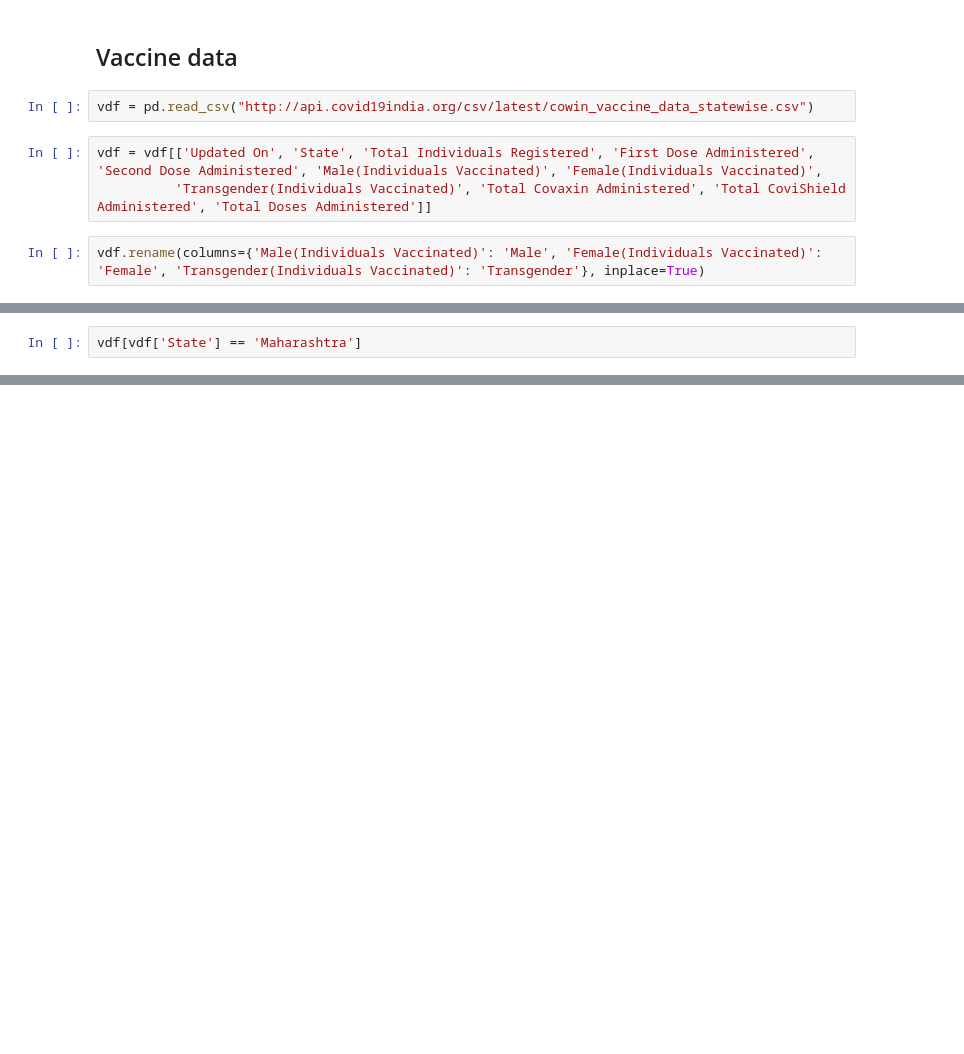
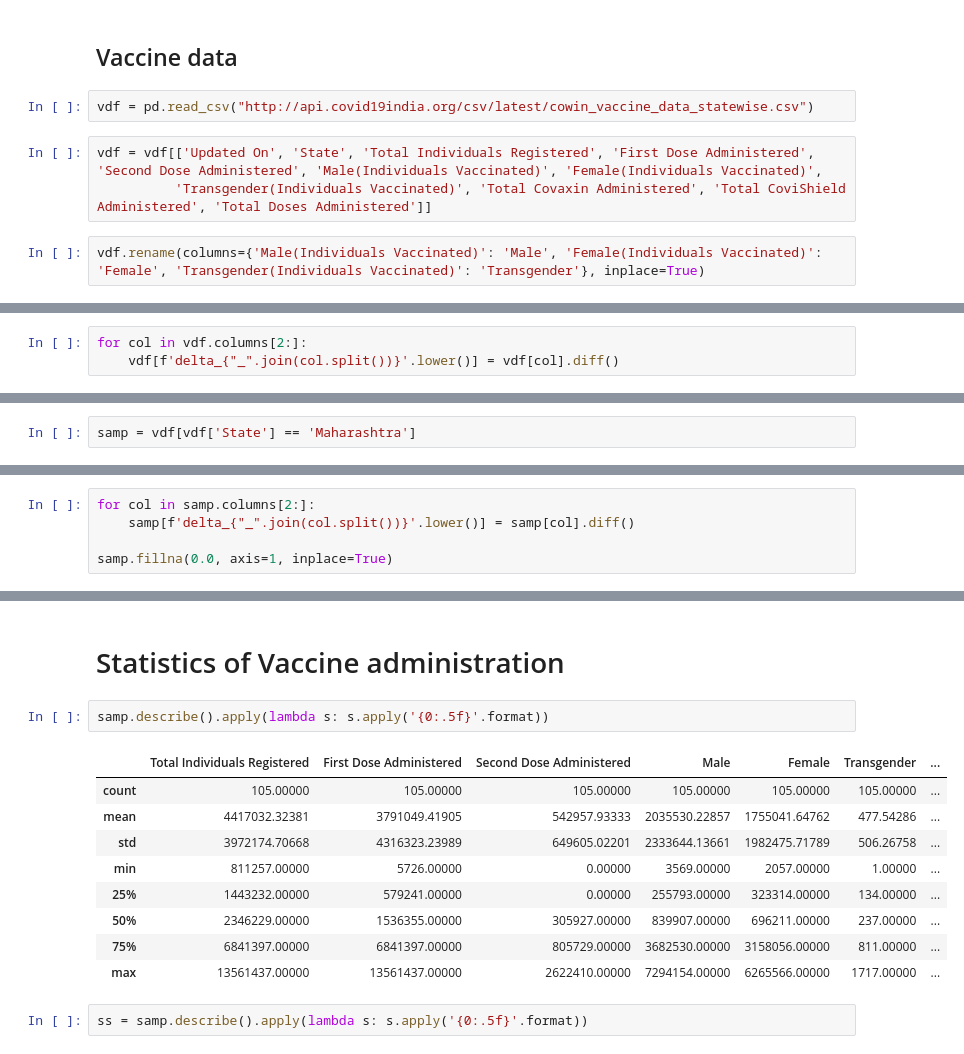
Before and after one commit to eeshsingh123/Covid19_Analysis, a Jupyter notebook: concepts/new_data_source_try/data_collection_and_cleaning.ipynb, the cells around one changed output, grey strips where cells are left out. Drawn from its saved outputs; the diff is of its cells as text; blank space fills up the shorter version.

Commit message:
Added Vaccination statistics data and graphs for each state

```diff
--- a/concepts/new_data_source_try/data_collection_and_cleaning.ipynb
+++ b/concepts/new_data_source_try/data_collection_and_cleaning.ipynb
@@ -251,0 +126,3 @@ tp
+# %%
+for col in vdf.columns[2:]:
+    vdf[f'delta_{"_".join(col.split())}'.lower()] = vdf[col].diff()
@@ -252,2 +131,2 @@ tp
 # %%
-vdf[vdf['State'] == 'Maharashtra']
+samp = vdf[vdf['State'] == 'Maharashtra']
@@ -282,0 +133,5 @@ df = pd.read_csv("C:\\Users\\eeshs\\Desktop\\test.csv")
+# %%
+for col in samp.columns[2:]:
+    samp[f'delta_{"_".join(col.split())}'.lower()] = samp[col].diff()
+
+samp.fillna(0.0, axis=1, inplace=True)
@@ -282,0 +152,16 @@ df = pd.read_csv("C:\\Users\\eeshs\\Desktop\\test.csv")
+# %% [markdown]
+# Statistics of Vaccine administration
+# %%
+samp.describe().apply(lambda s: s.apply('{0:.5f}'.format))
+# %% [output]
+|  | Total Individuals Registered | First Dose Administered | Second Dose Administered | Male | Female | Transgender | ... |
+| count | 105.00000 | 105.00000 | 105.00000 | 105.00000 | 105.00000 | 105.00000 | ... |
+| mean | 4417032.32381 | 3791049.41905 | 542957.93333 | 2035530.22857 | 1755041.64762 | 477.54286 | ... |
+| std | 3972174.70668 | 4316323.23989 | 649605.02201 | 2333644.13661 | 1982475.71789 | 506.26758 | ... |
+| min | 811257.00000 | 5726.00000 | 0.00000 | 3569.00000 | 2057.00000 | 1.00000 | ... |
+| 25% | 1443232.00000 | 579241.00000 | 0.00000 | 255793.00000 | 323314.00000 | 134.00000 | ... |
+| 50% | 2346229.00000 | 1536355.00000 | 305927.00000 | 839907.00000 | 696211.00000 | 237.00000 | ... |
+| 75% | 6841397.00000 | 6841397.00000 | 805729.00000 | 3682530.00000 | 3158056.00000 | 811.00000 | ... |
+| max | 13561437.00000 | 13561437.00000 | 2622410.00000 | 7294154.00000 | 6265566.00000 | 1717.00000 | ... |
+# %%
+ss = samp.describe().apply(lambda s: s.apply('{0:.5f}'.format))
```
Also changed, not shown: parts of 33 cells of this notebook, 10 other files.
